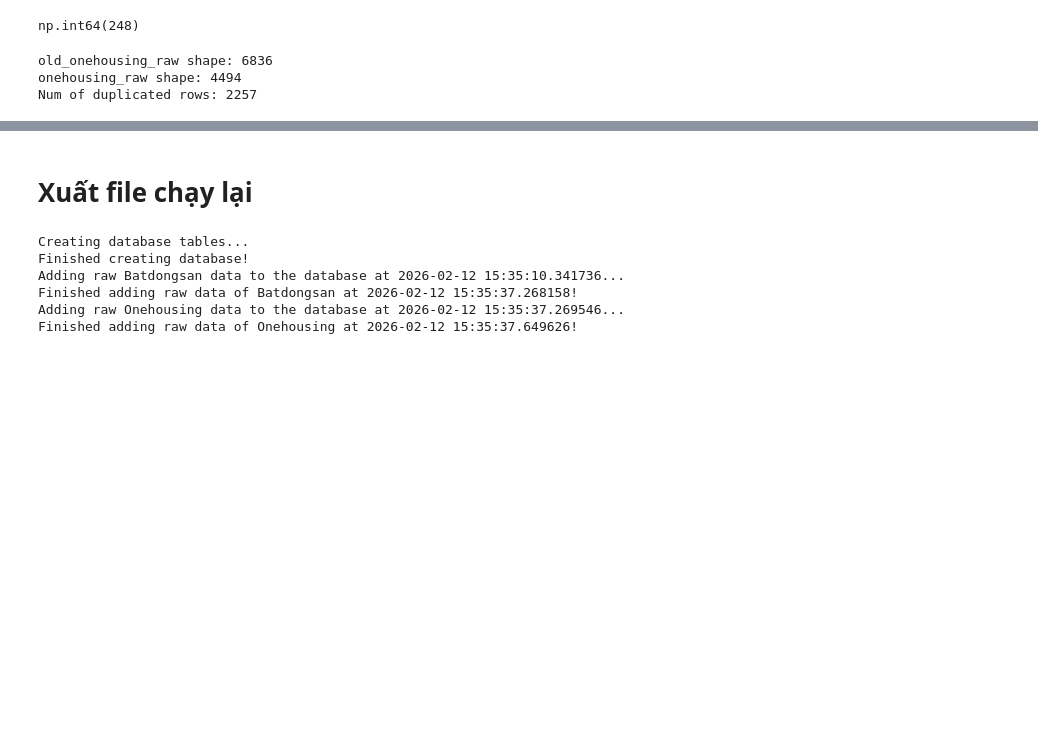
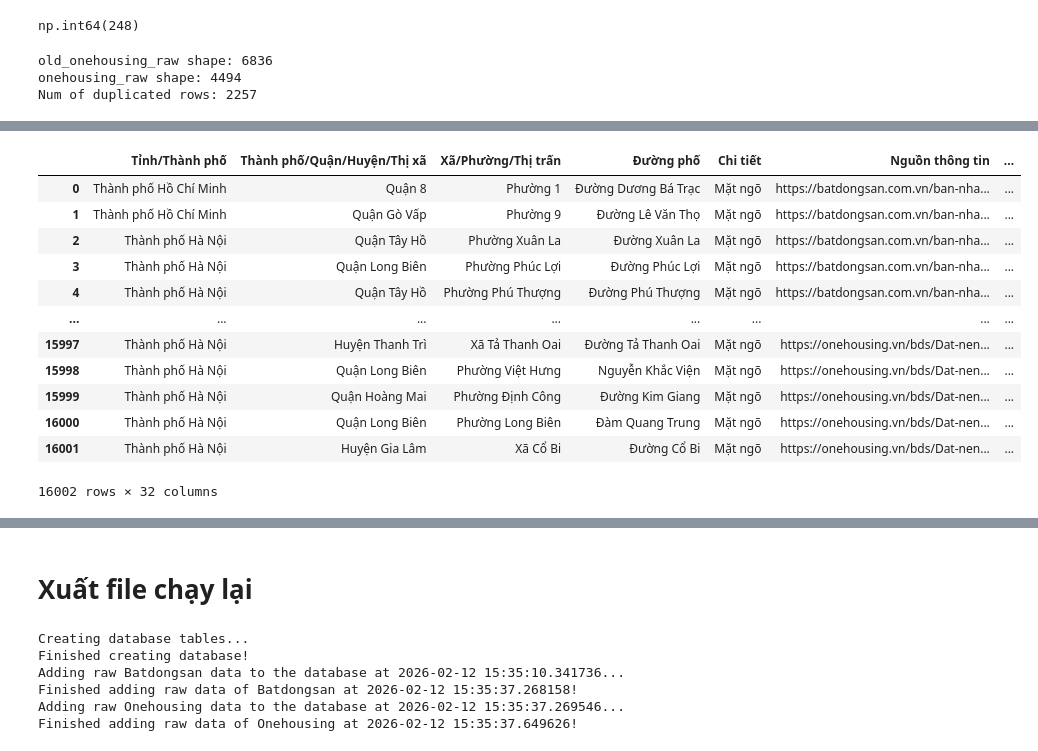
Before and after one commit to PhamMaiLinh-2403/estates-app, a Jupyter notebook: test_cua_pml.ipynb, the cells around one changed output, grey strips where cells are left out. Saved outputs shown, nothing was run; the diff lists cells and outputs as text; code cells hidden in the pictures; blank space fills up the shorter version.

```diff
--- a/test_cua_pml.ipynb
+++ b/test_cua_pml.ipynb
@@ -97,0 +111,21 @@ Num of duplicated rows: 2257
+# %%
+cleaned['Thời điểm giao dịch/rao bán'] = pd.to_datetime(cleaned['Thời điểm giao dịch/rao bán'])
+
+start_date = datetime.datetime(2025, 10, 1)
+end_date = datetime.datetime(2026, 2, 11)
+
+cleaned[(cleaned['Thời điểm giao dịch/rao bán'] >= start_date) & (cleaned['Thời điểm giao dịch/rao bán'] <= end_date)]
+# %% [output]
+|  | Tỉnh/Thành phố | Thành phố/Quận/Huyện/Thị xã | Xã/Phường/Thị trấn | Đường phố | Chi tiết | Nguồn thông tin | ... |
+| 0 | Thành phố Hồ Chí Minh | Quận 8 | Phường 1 | Đường Dương Bá Trạc | Mặt ngõ | https://batdongsan.com.vn/ban-nha... | ... |
+| 1 | Thành phố Hồ Chí Minh | Quận Gò Vấp | Phường 9 | Đường Lê Văn Thọ | Mặt ngõ | https://batdongsan.com.vn/ban-nha... | ... |
+| 2 | Thành phố Hà Nội | Quận Tây Hồ | Phường Xuân La | Đường Xuân La | Mặt ngõ | https://batdongsan.com.vn/ban-nha... | ... |
+| 3 | Thành phố Hà Nội | Quận Long Biên | Phường Phúc Lợi | Đường Phúc Lợi | Mặt ngõ | https://batdongsan.com.vn/ban-nha... | ... |
+| 4 | Thành phố Hà Nội | Quận Tây Hồ | Phường Phú Thượng | Đường Phú Thượng | Mặt ngõ | https://batdongsan.com.vn/ban-nha... | ... |
+| ... | ... | ... | ... | ... | ... | ... | ... |
+| 15997 | Thành phố Hà Nội | Huyện Thanh Trì | Xã Tả Thanh Oai | Đường Tả Thanh Oai | Mặt ngõ | https://onehousing.vn/bds/Dat-nen... | ... |
+| 15998 | Thành phố Hà Nội | Quận Long Biên | Phường Việt Hưng | Nguyễn Khắc Viện | Mặt ngõ | https://onehousing.vn/bds/Dat-nen... | ... |
+| 15999 | Thành phố Hà Nội | Quận Hoàng Mai | Phường Định Công | Đường Kim Giang | Mặt ngõ | https://onehousing.vn/bds/Dat-nen... | ... |
+| 16000 | Thành phố Hà Nội | Quận Long Biên | Phường Long Biên | Đàm Quang Trung | Mặt ngõ | https://onehousing.vn/bds/Dat-nen... | ... |
+| 16001 | Thành phố Hà Nội | Huyện Gia Lâm | Xã Cổ Bi | Đường Cổ Bi | Mặt ngõ | https://onehousing.vn/bds/Dat-nen... | ... |
+16002 rows × 32 columns
```
Also changed, not shown: parts of 4 cells of this notebook, 4 other files.
